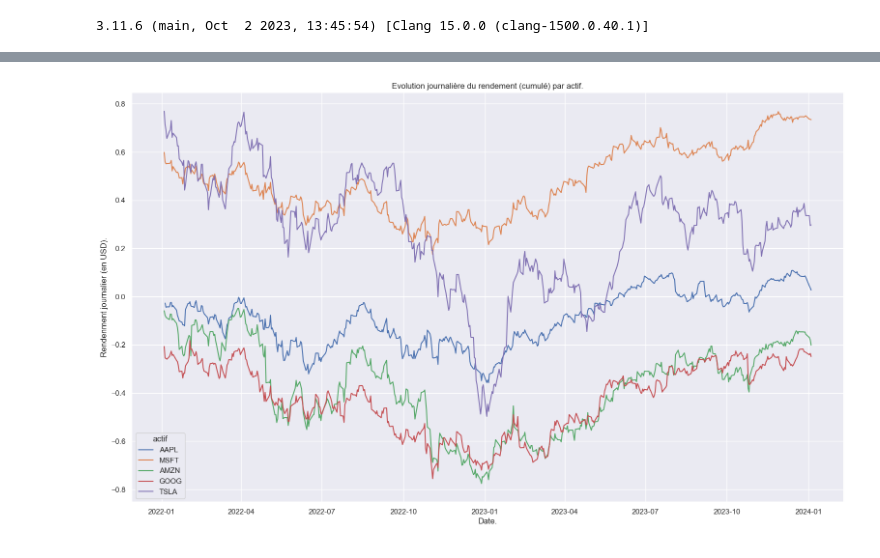
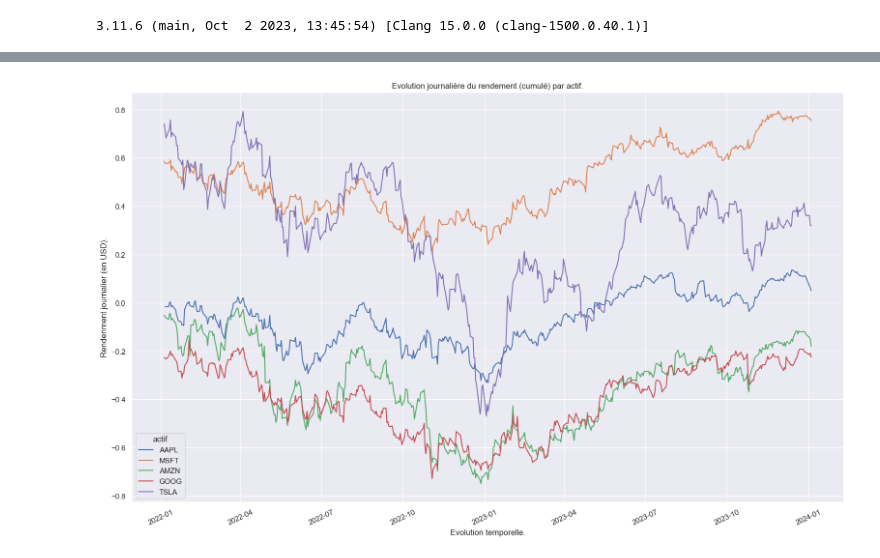
Before and after one commit to BaptPicxDev/exercice-finance-loulou, a Jupyter notebook: loulou.ipynb, the cells around one changed output, grey strips where cells are left out. Cells and saved outputs as stored; diff of their text form; code cells hidden in the pictures.

```diff
--- a/loulou.ipynb
+++ b/loulou.ipynb
@@ -75,41 +75,42 @@ def get_rendement(df: pd.DataFrame) -> pd.DataFrame:
         - d'ailleurs shift(1) ou shift(-1) -> shift 1
         - sum cumulé sur le lineplot?
         - à refaire avec le log en maplotlib????
-        - Changer le nom de la colonne Rendement_Qtot en Rendement_quotidien?
-        - Rotate des labels?
+        - Changer le nom de la colonne Rendement_Qtot en Rendement_quotidien? -> done
+        - Rotate des labels? -> done
     """
     new_df = df.copy()
     new_df["Rendement_quotidien"] = np.log(
         new_df.Close/new_df.Close.shift(1)
     )
     rendement_moyen_annuel_df = (
         new_df
         .groupby(["annee", "actif"])
         .agg({"Rendement_quotidien": "mean"})
         .reset_index()
         .rename(
             columns={"Rendement_quotidien": "Rendement_annuel_mean"}
         )
     )
     new_df = (
         pd.merge(
             left=new_df,
             right=rendement_moyen_annuel_df,
             on=["actif", "annee"],
             how="left",
         )
     )
     plt.figure(figsize=(19, 11))
     plt.title("Evolution journalière du rendement (cumulé) par actif.")
     plt.ylabel("Rendenment journalier (en USD).")
-    plt.xlabel("Date.")
+    plt.xlabel("Evolution temporelle.")
+    plt.xticks(rotation=25)
     new_df["Rendement_quotidien_cumul"] = new_df["Rendement_quotidien"].cumsum()
     sns.lineplot(x=new_df["Date"], y=new_df["Rendement_quotidien_cumul"], hue=new_df["actif"])
     plt.show()
     return new_df
 
 df_2 = get_rendement(df=df)
 df_2.tail(30)
 # %% [output]
-[figure, old version]
+[figure, new version]
 |  | index | Date | Open | High | Low | Close | Volume | actif | jour | mois | annee | ... |
```
Also changed, not shown: parts of 3 cells of this notebook.
